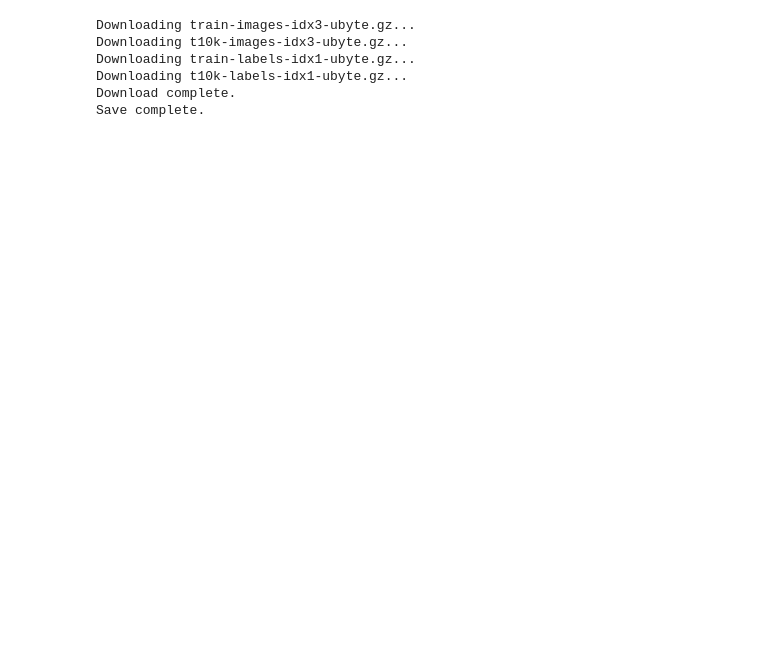
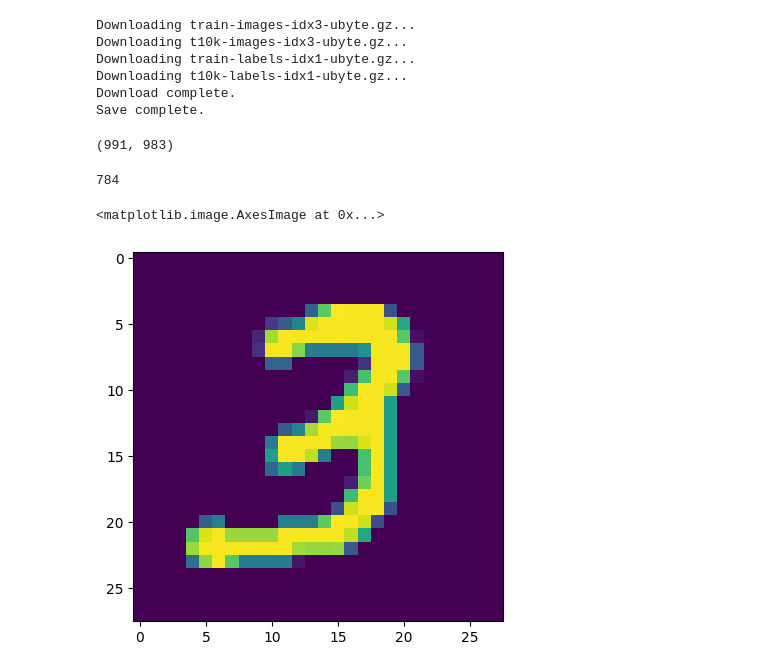
Before and after one commit to int8/merito-ml-week1, a Jupyter notebook: task3-pytorch-mlp-sgd-bceloss.ipynb, the cells around one changed output. Saved outputs shown, nothing was run; the diff lists cells and outputs as text; code cells hidden in the pictures; blank space fills up the shorter version.

```diff
--- a/task3-pytorch-mlp-sgd-bceloss.ipynb
+++ b/task3-pytorch-mlp-sgd-bceloss.ipynb
@@ -17,6 +17,7 @@ class MultiLayerPerceptron(nn.Module):
     def forward(self, x):
         return self.mlp(x)
 # %%
+
 import numpy as np
 from urllib import request
 import gzip
@@ -61,15 +62,19 @@ def init():
 def preprocess(x):
     return [y.flatten()  for y in x]
 
+
 def normalize(x):
-    (old_val - old_mean) / old_stdev
+    mean_val = np.mean(x)
+    stdev_val = np.std(x)
+    return (x - mean_val) / stdev_val
+
 def load(n = 5000):
     with open("mnist.pkl",'rb') as f:
         mnist = pickle.load(f)
     return (
-        preprocess(mnist["training_images"][:n]  / 255.),
+        normalize(preprocess(mnist["training_images"][:n]  / 255.)),
         [x[0] for x in preprocess(mnist["training_labels"][:n])],
-        preprocess(mnist["test_images"][:n]  / 255.),
+        normalize(preprocess(mnist["test_images"][:n]  / 255.)),
         [x[0] for x in preprocess(mnist["test_labels"][:n])]
     )
 
@@ -89,16 +94,27 @@ x_test, y_test = zip(*[x for x in list(zip(x_test, y_test)) if x[1] == 5 or (ran
 # Wczytaj dane powyżej
 # %%
 # TODO:
-# ile elementów zawiera x_train, x_test
+# ile elementów zawiera x_train, x_test [len]
+len(x_train), len(x_test)
+# %% [output]
+(991, 983)
 # %%
 # TODO:
 # jaką długość mają wektory w x_train, x_test, zbadaj elementy o indeksie 0
+len(x_train[0])
+# %% [output]
+784
 # %%
 # TODO:
-# Zmień rozmiar przykładowego wektora na 28x28 i przypisz do zmiennej img
-
+# Zmień rozmiar przykładowego wektora na 28x28 i przypisz do zmiennej img [reshape]
+N = 19
+img = x_train[N].reshape((28,28))
+# TODO: pokaż jak wygląda img [https://matplotlib.org/stable/api/_as_gen/matplotlib.pyplot.imshow.html]
 from matplotlib import pyplot as plt
-# TODO: pokaż jak wygląda img [https://matplotlib.org/stable/api/_as_gen/matplotlib.pyplot.imshow.html]
+plt.imshow(img)
+# %% [output]
+<matplotlib.image.AxesImage at 0x...>
+[figure, added]
 # %%
 # TODO: napisz funkcję która dla wejściowej listy etykiet zwraca jego binarny odpowiednik
 # dla każdego elementu w wejściowej liście sprawdź czy jest to "5" - jeśli tak przypisz jej wartość "1" w przeciwnym razie przypisz "0"
```
Also changed, not shown: parts of 8 cells of this notebook, 1 other file.
